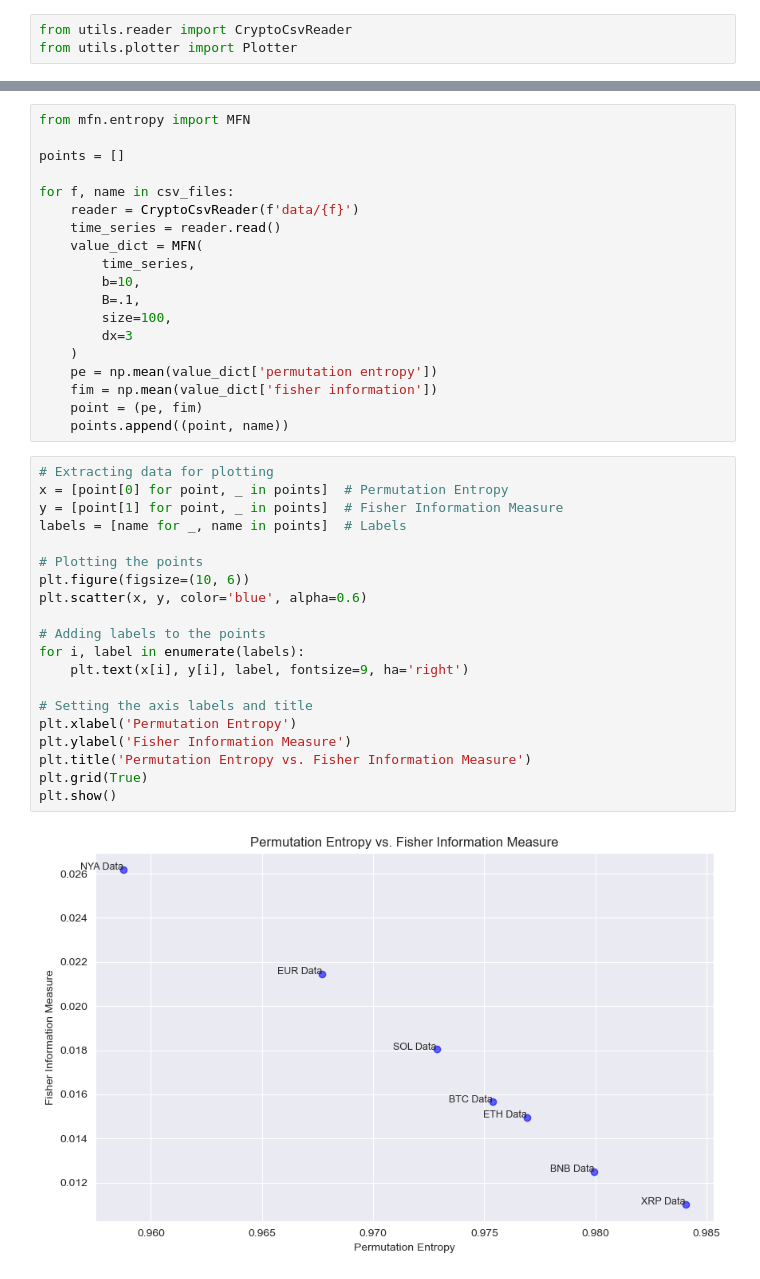
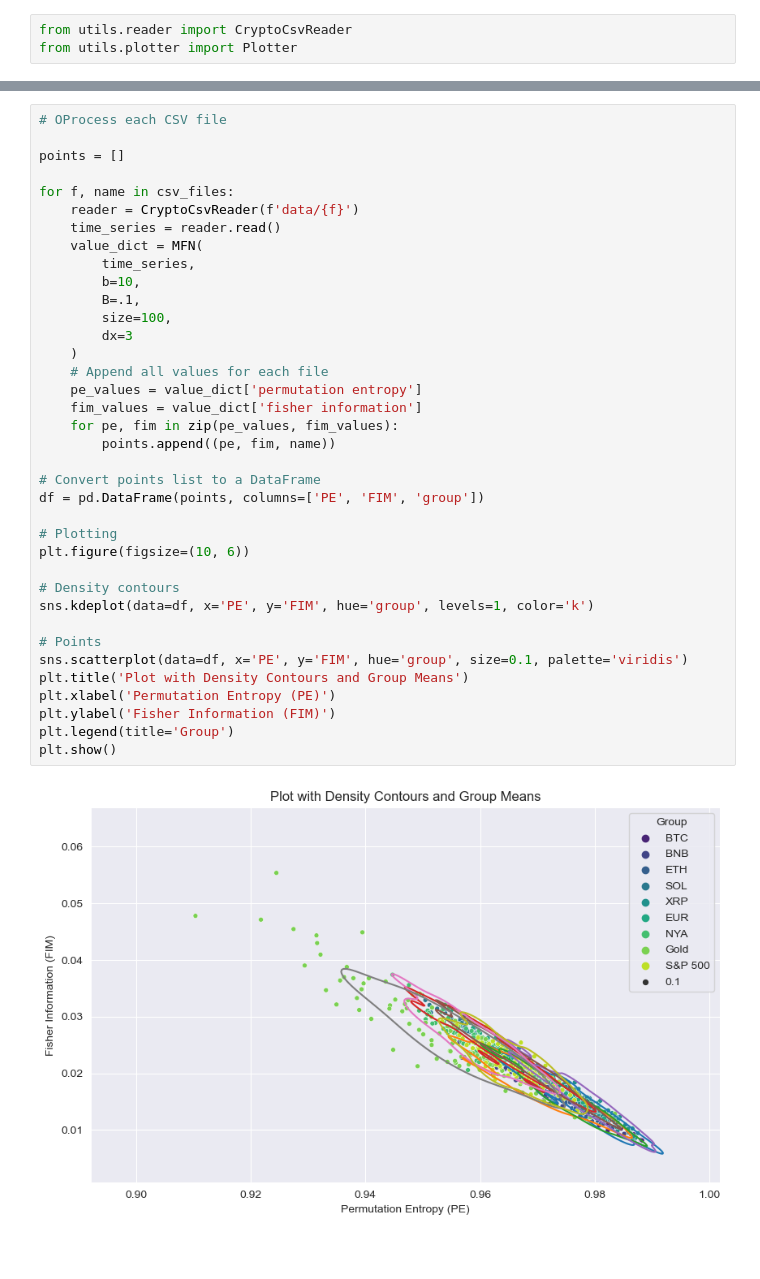
Before and after one commit to Traivok/bss, a Jupyter notebook: main.ipynb, the cells around one changed output, grey strips where cells are left out. Saved outputs shown, nothing was run; the diff lists cells and outputs as text; blank space fills up the shorter version.

```diff
--- a/main.ipynb
+++ b/main.ipynb
@@ -53,41 +57,39 @@ plt.show()
-# %%
-from mfn.entropy import MFN
-
-points = []
-
-for f, name in csv_files:
-    reader = CryptoCsvReader(f'data/{f}')
-    time_series = reader.read()
-    value_dict = MFN(
-        time_series,
-        b=10,
-        B=.1,
-        size=100,
-        dx=3
-    )
-    pe = np.mean(value_dict['permutation entropy'])
-    fim = np.mean(value_dict['fisher information'])
-    point = (pe, fim)
-    points.append((point, name))
-# %%
-# Extracting data for plotting
-x = [point[0] for point, _ in points]  # Permutation Entropy
-y = [point[1] for point, _ in points]  # Fisher Information Measure
-labels = [name for _, name in points]  # Labels
-
-# Plotting the points
-plt.figure(figsize=(10, 6))
-plt.scatter(x, y, color='blue', alpha=0.6)
-
-# Adding labels to the points
-for i, label in enumerate(labels):
-    plt.text(x[i], y[i], label, fontsize=9, ha='right')
-
-# Setting the axis labels and title
-plt.xlabel('Permutation Entropy')
-plt.ylabel('Fisher Information Measure')
-plt.title('Permutation Entropy vs. Fisher Information Measure')
-plt.grid(True)
-plt.show()
-# %% [output]
-[figure, removed]
+# %%
+# OProcess each CSV file
+
+points = []
+
+for f, name in csv_files:
+    reader = CryptoCsvReader(f'data/{f}')
+    time_series = reader.read()
+    value_dict = MFN(
+        time_series,
+        b=10,
+        B=.1,
+        size=100,
+        dx=3
+    )
+    # Append all values for each file
+    pe_values = value_dict['permutation entropy']
+    fim_values = value_dict['fisher information']
+    for pe, fim in zip(pe_values, fim_values):
+        points.append((pe, fim, name))
+
+# Convert points list to a DataFrame
+df = pd.DataFrame(points, columns=['PE', 'FIM', 'group'])
+
+# Plotting
+plt.figure(figsize=(10, 6))
+
+# Density contours
+sns.kdeplot(data=df, x='PE', y='FIM', hue='group', levels=1, color='k')
+
+# Points
+sns.scatterplot(data=df, x='PE', y='FIM', hue='group', size=0.1, palette='viridis')
+plt.title('Plot with Density Contours and Group Means')
+plt.xlabel('Permutation Entropy (PE)')
+plt.ylabel('Fisher Information (FIM)')
+plt.legend(title='Group')
+plt.show()
+# %% [output]
+[figure, added]
```
Also changed, not shown: parts of 5 cells of this notebook, 7 other files.
